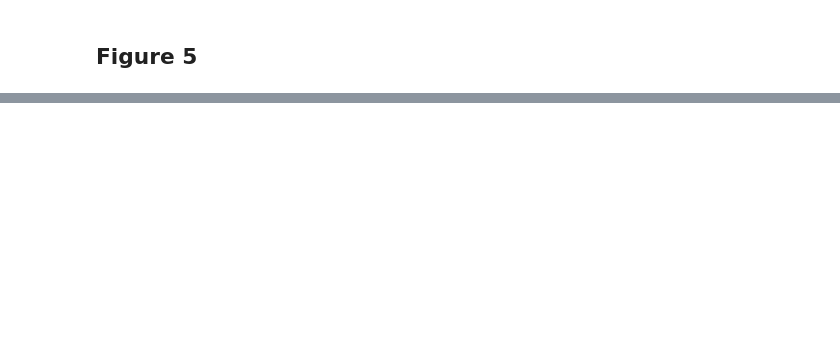
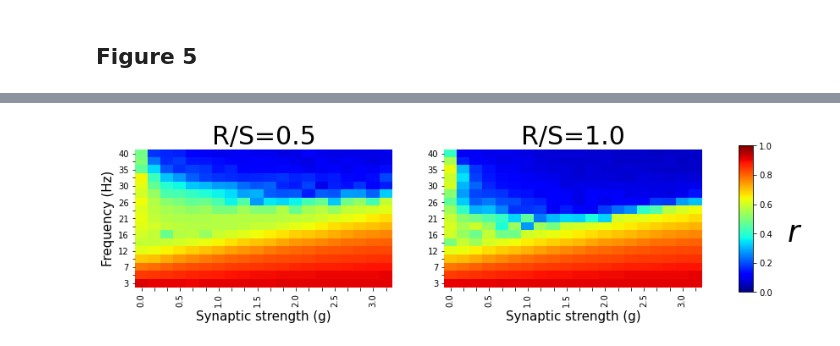
Before and after one commit to Lefebvrelab/ActivityDependentMyelinationModel, a Jupyter notebook: code/figures.ipynb, the cells around one changed output, grey strips where cells are left out. Saved outputs shown, nothing was run; the diff lists cells and outputs as text; code cells hidden in the pictures; blank space fills up the shorter version.

```diff
--- a/code/figures.ipynb
+++ b/code/figures.ipynb
@@ -477,0 +529,81 @@ df.set_index(0).plot()
+# %%
+# Load data
+
+f = sim_res_dir + '/Fig7__Epsilon0p2_sr0p5__OPvsGandOMEGAvsOP0p2.txt'
+df_Fig7__Epsilon0p2_sr0p5__OPvsGandOMEGAvsOP0p2 = pd.read_csv(f,sep='\t',header=None)
+df_Fig7__Epsilon0p2_sr0p5__OPvsGandOMEGAvsOP0p2.columns = ['G', 'OMEGA', 'R']
+df_Fig7__Epsilon0p2_sr0p5__OPvsGandOMEGAvsOP0p2.OMEGA*=(1/(2*pi))*100
+
+f = sim_res_dir + '/Fig7__Epsilon0p2_sr1p0__OPvsGandOMEGAvsOP0p2.txt'
+df_Fig7__Epsilon0p2_sr1p0__OPvsGandOMEGAvsOP0p2 = pd.read_csv(f,sep='\t',header=None)
+df_Fig7__Epsilon0p2_sr1p0__OPvsGandOMEGAvsOP0p2.columns = ['G', 'OMEGA', 'R']
+df_Fig7__Epsilon0p2_sr1p0__OPvsGandOMEGAvsOP0p2.OMEGA*=(1/(2*pi))*100
+
+
+# Make figure
+
+fig, ax = plt.subplots(ncols=2, figsize=(12,3))
+
+a = ax[0]
+df = df_Fig7__Epsilon0p2_sr0p5__OPvsGandOMEGAvsOP0p2.set_index(['G', 'OMEGA']).unstack('OMEGA').T.loc['R']
+df = df.sort_index(0,ascending=False)
+df = df.iloc[:,1:]
+df = df.loc[40:0]
+labs = ['%1.0f' %i for i in df.index.values]
+sns.heatmap(df,cmap='jet',yticklabels=labs,ax=a,vmin=0,vmax=1,cbar=False)
+
+a = ax[1]
+df = df_Fig7__Epsilon0p2_sr1p0__OPvsGandOMEGAvsOP0p2.set_index(['G', 'OMEGA']).unstack('OMEGA').T.loc['R']
+df = df.sort_index(0,ascending=False)
+df = df.iloc[:,1:]
+df = df.loc[40:0]
+labs = ['%1.0f' %i for i in df.index.values]
+sns.heatmap(df,cmap='jet',yticklabels=labs,ax=a,vmin=0,vmax=1,cbar=False)
+
+
+xtls = []
+for a in np.arange(0,3.5,0.5):
+    xtls.append(a)
+    xtls+= ['', '']
+
+tmps = ['%1.0f' %(i+1) for i in df.index.values]
+
+ytls = []
+odd=True
+for t in tmps:
+    if odd==True:
+        ytls.append(t)
+    else:
+        ytls.append('')
+    odd = not(odd)
+ytls
+
+ax[0].set_xticklabels(xtls)
+ax[0].set_yticklabels(ytls)
+
+ax[1].set_xticklabels(xtls)
+ax[1].set_yticklabels(ytls)
+
+ax[0].set_ylabel('Frequency (Hz)', fontsize=15)
+ax[1].set_ylabel('')
+
+ax[0].set_xlabel('Synaptic strength (g)', fontsize=15)
+ax[1].set_xlabel('Synaptic strength (g)', fontsize=15)
+
+ax[0].set_title('R/S=0.5',fontsize=30)
+ax[1].set_title('R/S=1.0',fontsize=30)
+
+
+# Colorbar
+a = ax[0]
+
+divider = make_axes_locatable(a)
+cax = plt.axes([0.95, 0.1, 0.02, 0.8])
+cmap = mpl.cm.jet
+norm = mpl.colors.Normalize(vmin=0, vmax=1)
+cb1 = mpl.colorbar.ColorbarBase(cax, cmap=cmap,
+                                norm=norm,
+                                orientation='vertical')
+cb1.set_label('    $r$',fontsize=35,rotation=0)
+# %% [output]
+[figure, added]
```
Also changed, not shown: parts of 79 cells of this notebook.
